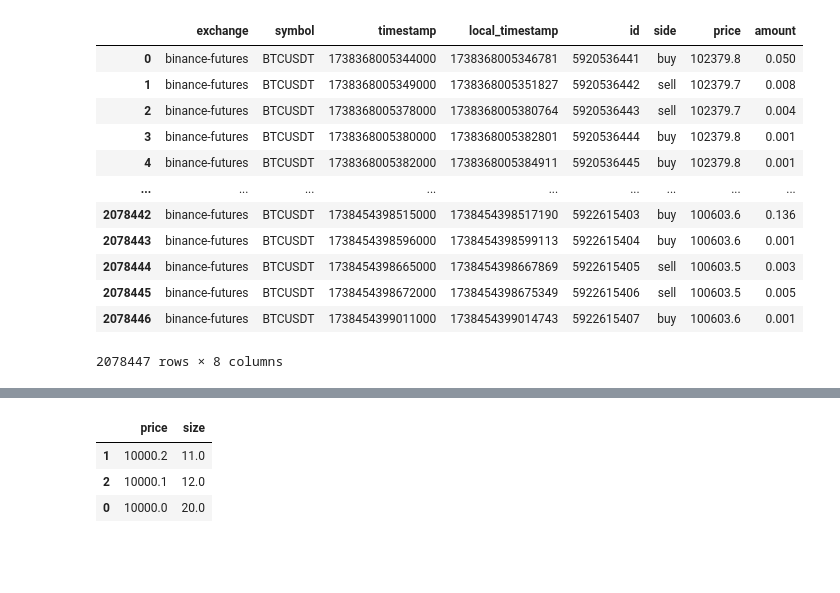
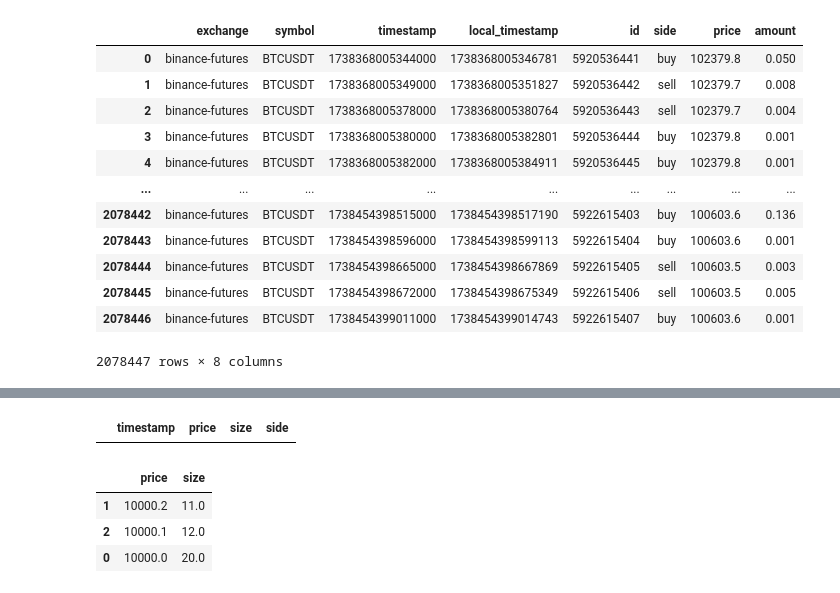
Before and after one commit to RBzhang/trade, a Jupyter notebook: test.ipynb, the cells around one changed output, grey strips where cells are left out. Saved outputs shown, nothing was run; the diff lists cells and outputs as text; code cells hidden in the pictures; blank space fills up the shorter version.

```diff
--- a/test.ipynb
+++ b/test.ipynb
@@ -75,6 +75,7 @@ data_binance_trade
 # %%
 data_binance_trade = pd.read_csv('../datasets/binance_trades_2025-02-01_BTCUSDT.csv')
 data_binance_snap25 = pd.read_csv('../datasets/binance_book_snapshot_25_2025-02-01_BTCUSDT.csv')
+data_binance_snap25 = data_binance_snap25[['timestamp', 'asks[0].price', 'bids[0].price']]
 # %%
 import pandas as pd
 import numpy as np
@@ -285,3 +354,7 @@ KeyboardInterrupt:
+# %%
+maker.pending_order
+# %% [output]
+|  | timestamp | price | size | side |
 # %%
 order = Orderbook('BTCUSDT')
 order.add_ask(10000, 10)
```
Also changed, not shown: parts of 3 cells of this notebook.
